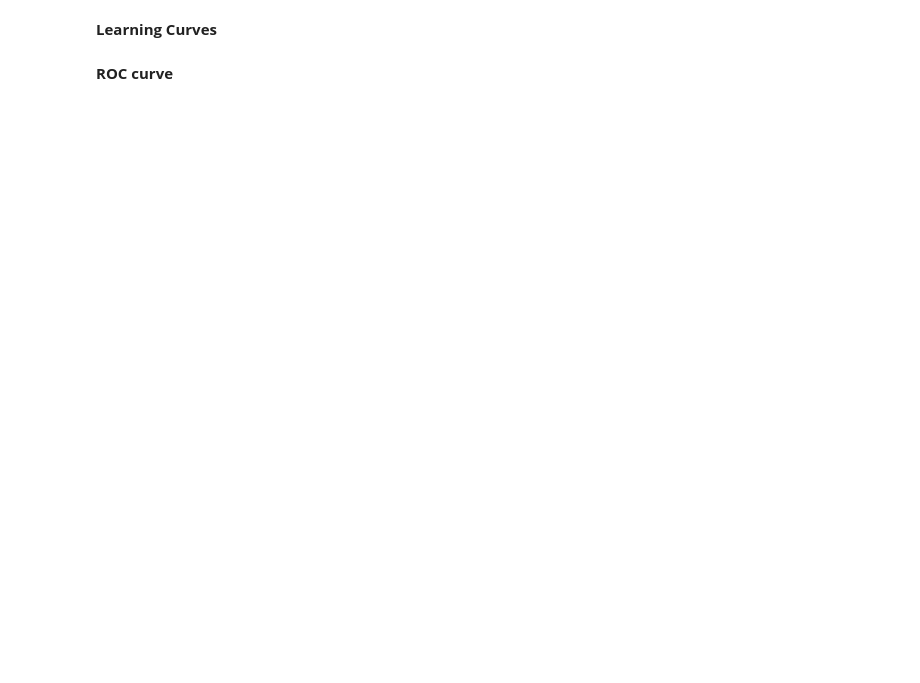
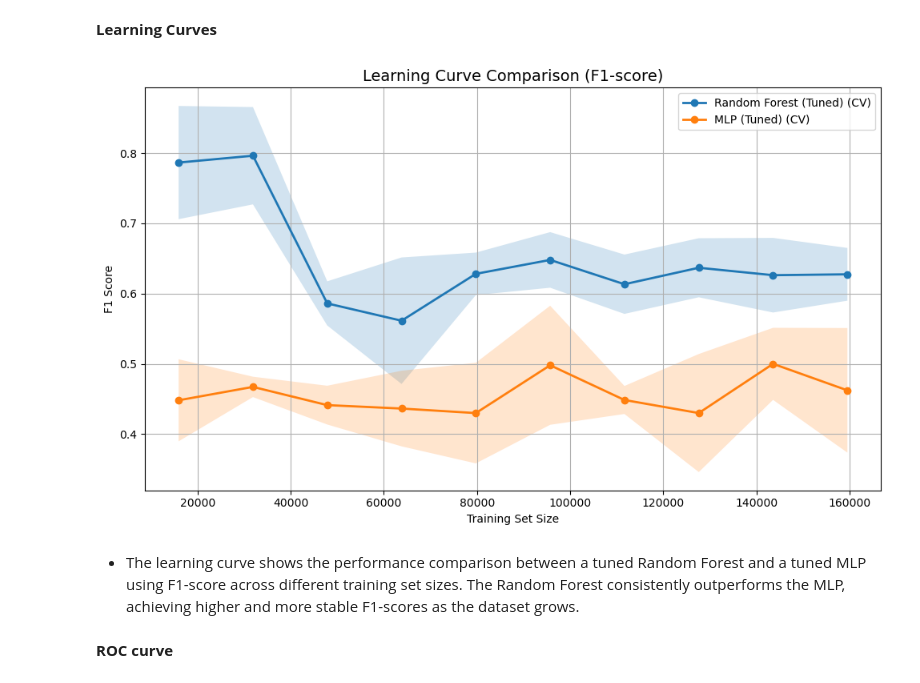
Before and after one commit to Geethika2506/Machine-Learning-final-project, a Jupyter notebook: Final_project.ipynb, the cells around one changed output. Drawn from its saved outputs; the diff is of its cells as text; code cells hidden in the pictures; blank space fills up the shorter version.

```diff
--- a/Final_project.ipynb
+++ b/Final_project.ipynb
@@ -1109,0 +1123,18 @@ Best F1 Score (CV): 0.6236167211336586
+# %%
+best_rf_pipe = Pipeline([
+    ('encode', preprocess_encode),
+    ('smote', SMOTE(sampling_strategy=0.05, random_state=42)),
+    ('under', RandomUnderSampler(sampling_strategy=1.0, random_state=42)),
+    ('clf', RandomForestClassifier(
+        n_estimators=500,
+        max_depth=27,
+        max_features='sqrt',
+        min_samples_leaf=1,
+        min_samples_split=2,
+        class_weight=None,
+        random_state=42
+    ))
+])
+
+evaluate("Random Forest (Tuned with BayesSearchCV)", best_rf_pipe,
+         X_train_orig, y_train, X_test_orig, y_test)
@@ -1114,4 +1212,49 @@ Best F1 Score (CV): 0.6236167211336586
 # %% [markdown]
 **Learning Curves**
+# %%
+from sklearn.model_selection import learning_curve
+import matplotlib.pyplot as plt
+import numpy as np
+
+def plot_learning_curve_comparison(pipes, labels, X, y, scoring='f1', cv=5):
+    plt.figure(figsize=(10, 6))
+
+    for pipe, label in zip(pipes, labels):
+        train_sizes, train_scores, valid_scores = learning_curve(
+            pipe, X, y,
+            train_sizes=np.linspace(0.1, 1.0, 10),
+            cv=cv,
+            scoring=scoring,
+            n_jobs=-1,
+            random_state=42
+        )
+
+        train_mean = np.mean(train_scores, axis=1)
+        train_std  = np.std(train_scores, axis=1)
+        valid_mean = np.mean(valid_scores, axis=1)
+        valid_std  = np.std(valid_scores, axis=1)
+
+        plt.plot(train_sizes, valid_mean, marker='o', label=f'{label} (CV)', linewidth=2)
+        plt.fill_between(train_sizes, valid_mean - valid_std, valid_mean + valid_std, alpha=0.2)
+
+    plt.title('Learning Curve Comparison (F1-score)', fontsize=14)
+    plt.xlabel('Training Set Size')
+    plt.ylabel('F1 Score')
+    plt.grid(True)
+    plt.legend(loc='best')
+    plt.tight_layout()
+    plt.show()
+
+plot_learning_curve_comparison(
+    pipes=[best_rf_pipe, best_mlp_pipe],
+    labels=['Random Forest (Tuned)', 'MLP (Tuned)'],
+    X=X_train_orig,
+    y=y_train,
+    scoring='f1'
+)
+# %% [output]
+[figure, added]
+# %% [markdown]
+- The learning curve shows the performance comparison between a tuned Random Forest and a tuned MLP using F1-score across different training set sizes. The Random Forest consistently outperforms the MLP, achieving higher and more stable F1-scores as the dataset grows.
 # %% [markdown]
 **ROC curve**
```
Also changed, not shown: parts of 22 cells of this notebook.
